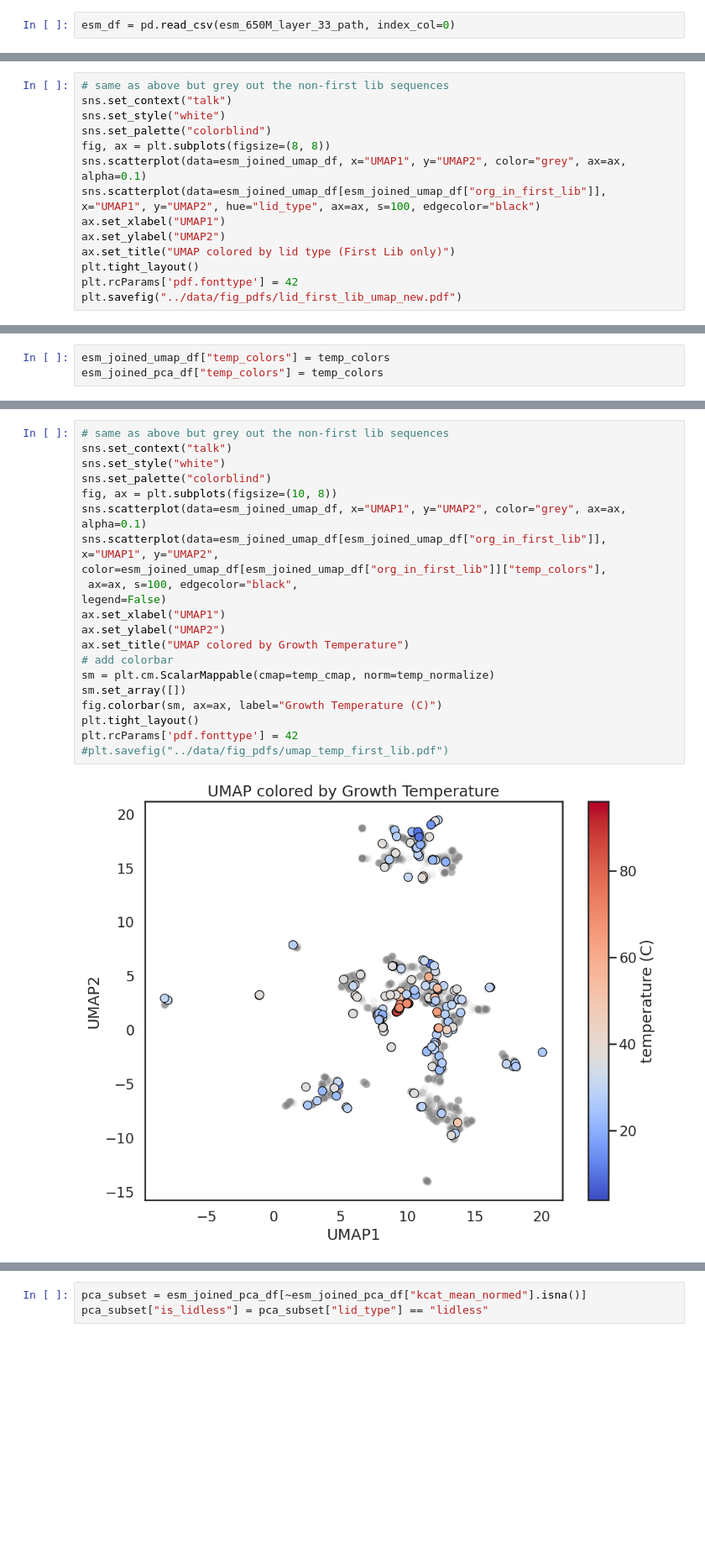
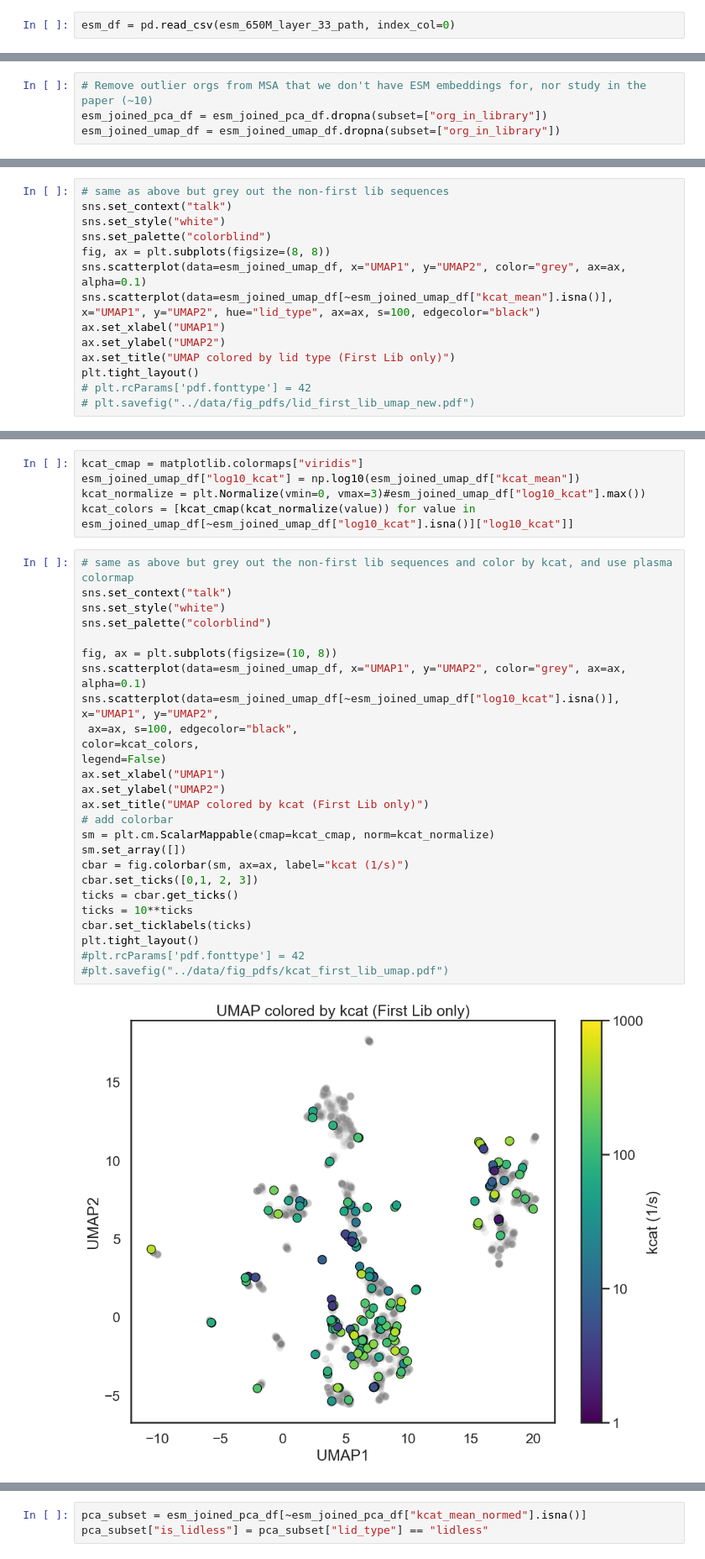
Before and after one commit to pinneylab/adk_evolutionary_landscape, a Jupyter notebook: figures/fig7.ipynb, the cells around one changed output, grey strips where cells are left out. Shown at 84% size. Drawn from its saved outputs; the diff is of its cells as text; blank space fills up the shorter version.

```diff
--- a/figures/fig7.ipynb
+++ b/figures/fig7.ipynb
@@ -92,0 +68,4 @@ esm_joined_umap_df = esm_joined_umap_df.dropna(subset=["org_in_first_lib"])
+# %%
+# Remove outlier orgs from MSA that we don't have ESM embeddings for, nor study in the paper (~10)
+esm_joined_pca_df = esm_joined_pca_df.dropna(subset=["org_in_library"])
+esm_joined_umap_df = esm_joined_umap_df.dropna(subset=["org_in_library"])
@@ -97,11 +80,11 @@ sns.set_style("white")
 sns.set_palette("colorblind")
 fig, ax = plt.subplots(figsize=(8, 8))
 sns.scatterplot(data=esm_joined_umap_df, x="UMAP1", y="UMAP2", color="grey", ax=ax, alpha=0.1)
-sns.scatterplot(data=esm_joined_umap_df[esm_joined_umap_df["org_in_first_lib"]], x="UMAP1", y="UMAP2", hue="lid_type", ax=ax, s=100, edgecolor="black")
+sns.scatterplot(data=esm_joined_umap_df[~esm_joined_umap_df["kcat_mean"].isna()], x="UMAP1", y="UMAP2", hue="lid_type", ax=ax, s=100, edgecolor="black")
 ax.set_xlabel("UMAP1")
 ax.set_ylabel("UMAP2")
 ax.set_title("UMAP colored by lid type (First Lib only)")
 plt.tight_layout()
-plt.rcParams['pdf.fonttype'] = 42
-plt.savefig("../data/fig_pdfs/lid_first_lib_umap_new.pdf")
+# plt.rcParams['pdf.fonttype'] = 42
+# plt.savefig("../data/fig_pdfs/lid_first_lib_umap_new.pdf")
 # %% [output]
@@ -161,3 +91,0 @@ temp_colors = [temp_cmap(temp_normalize(value)) for value in esm_joined_umap_df[
-# %%
-esm_joined_umap_df["temp_colors"] = temp_colors
-esm_joined_pca_df["temp_colors"] = temp_colors
@@ -170,23 +92,33 @@ See the caveats in the documentation: https://pandas.pydata.org/pandas-docs/stab
+# %%
+kcat_cmap = matplotlib.colormaps["viridis"]
+esm_joined_umap_df["log10_kcat"] = np.log10(esm_joined_umap_df["kcat_mean"])
+kcat_normalize = plt.Normalize(vmin=0, vmax=3)#esm_joined_umap_df["log10_kcat"].max())
+kcat_colors = [kcat_cmap(kcat_normalize(value)) for value in esm_joined_umap_df[~esm_joined_umap_df["log10_kcat"].isna()]["log10_kcat"]]
 # %%
-# same as above but grey out the non-first lib sequences
+# same as above but grey out the non-first lib sequences and color by kcat, and use plasma colormap
 sns.set_context("talk")
 sns.set_style("white")
 sns.set_palette("colorblind")
+
 fig, ax = plt.subplots(figsize=(10, 8))
 sns.scatterplot(data=esm_joined_umap_df, x="UMAP1", y="UMAP2", color="grey", ax=ax, alpha=0.1)
-sns.scatterplot(data=esm_joined_umap_df[esm_joined_umap_df["org_in_first_lib"]], x="UMAP1", y="UMAP2",
-color=esm_joined_umap_df[esm_joined_umap_df["org_in_first_lib"]]["temp_colors"],
+sns.scatterplot(data=esm_joined_umap_df[~esm_joined_umap_df["log10_kcat"].isna()], x="UMAP1", y="UMAP2",
  ax=ax, s=100, edgecolor="black",
+color=kcat_colors,
 legend=False)
 ax.set_xlabel("UMAP1")
 ax.set_ylabel("UMAP2")
-ax.set_title("UMAP colored by Growth Temperature")
+ax.set_title("UMAP colored by kcat (First Lib only)")
 # add colorbar
-sm = plt.cm.ScalarMappable(cmap=temp_cmap, norm=temp_normalize)
+sm = plt.cm.ScalarMappable(cmap=kcat_cmap, norm=kcat_normalize)
 sm.set_array([])
-fig.colorbar(sm, ax=ax, label="Growth Temperature (C)")
+cbar = fig.colorbar(sm, ax=ax, label="kcat (1/s)")
+cbar.set_ticks([0,1, 2, 3])
+ticks = cbar.get_ticks()
+ticks = 10**ticks
+cbar.set_ticklabels(ticks)
 plt.tight_layout()
-plt.rcParams['pdf.fonttype'] = 42
-#plt.savefig("../data/fig_pdfs/umap_temp_first_lib.pdf")
+#plt.rcParams['pdf.fonttype'] = 42
+#plt.savefig("../data/fig_pdfs/kcat_first_lib_umap.pdf")
 # %% [output]
-[figure, old version]
+[figure, new version]
```
Also changed, not shown: parts of 30 cells of this notebook, 16 other files.
